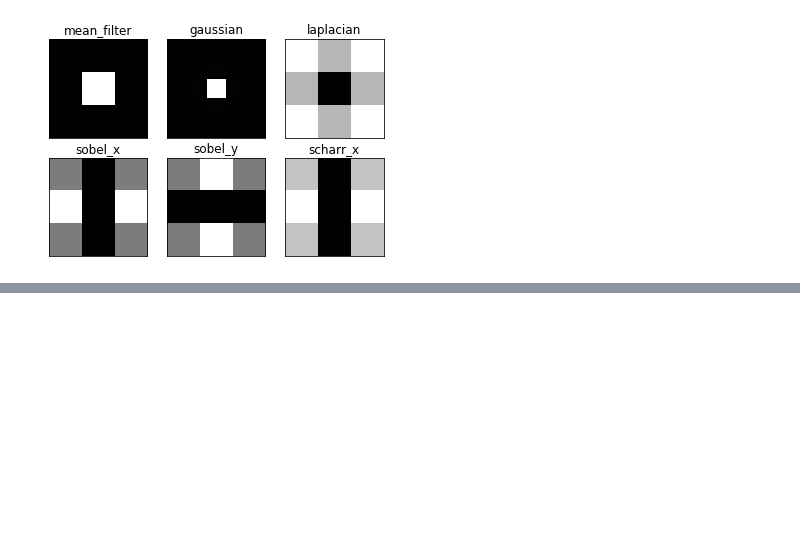
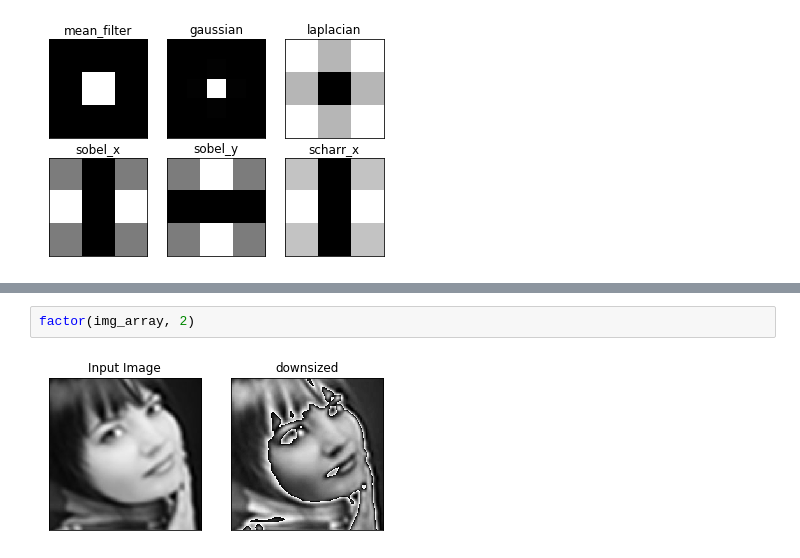
Before and after one commit to elishatofunmi/Fourier-Transforms-image-processing-, a Jupyter notebook: fourier transforms/time_domain to frequency domain.ipynb, the cells around one changed output, grey strips where cells are left out. Drawn from its saved outputs; the diff is of its cells as text; blank space fills up the shorter version.

```diff
--- a/fourier transforms/time_domain to frequency domain.ipynb
+++ b/fourier transforms/time_domain to frequency domain.ipynb
@@ -172,0 +239,4 @@ plt.show()
+# %%
+factor(img_array, 2)
+# %% [output]
+[figure, added]
```
Also changed, not shown: parts of 29 cells of this notebook, 1 other file.
